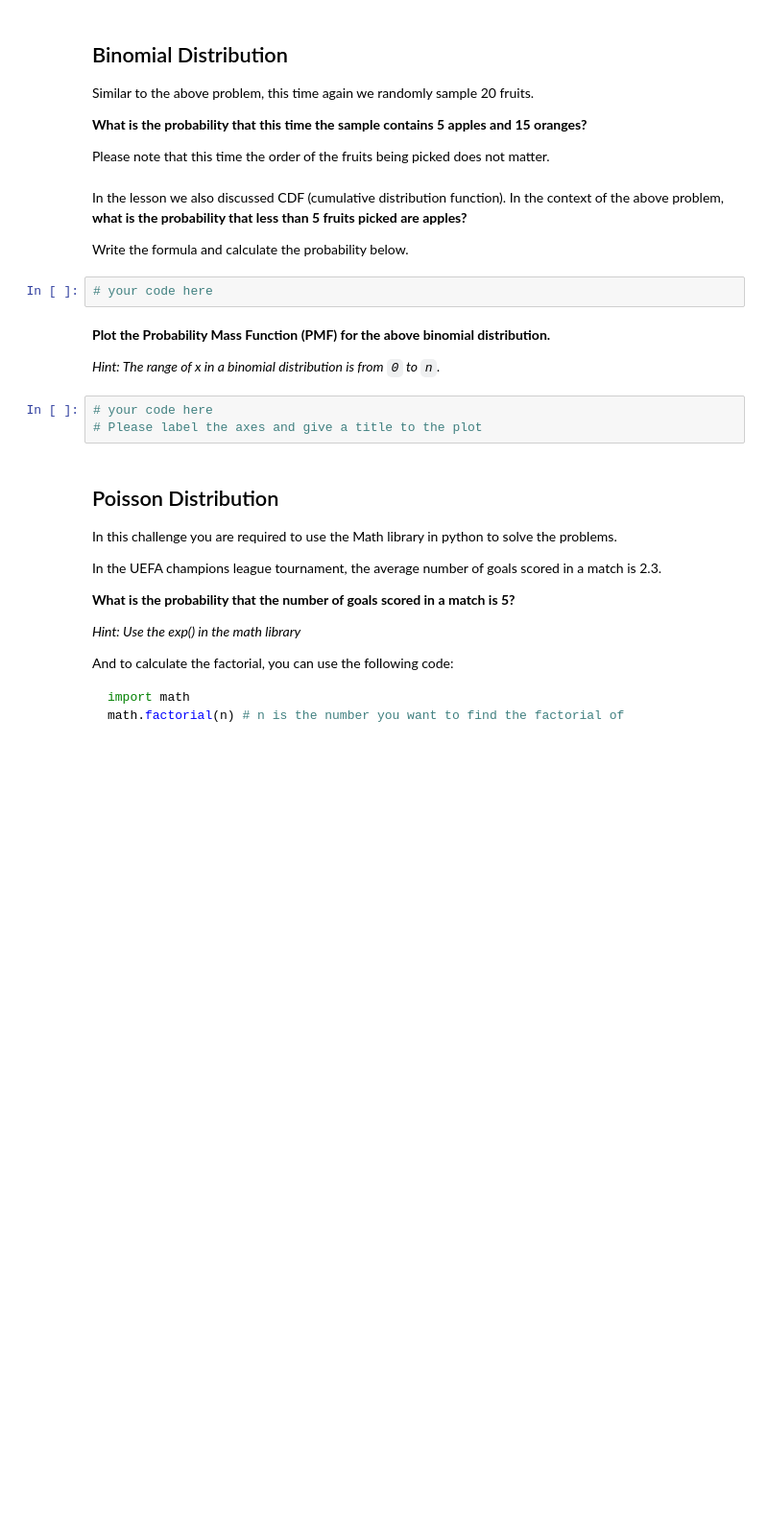
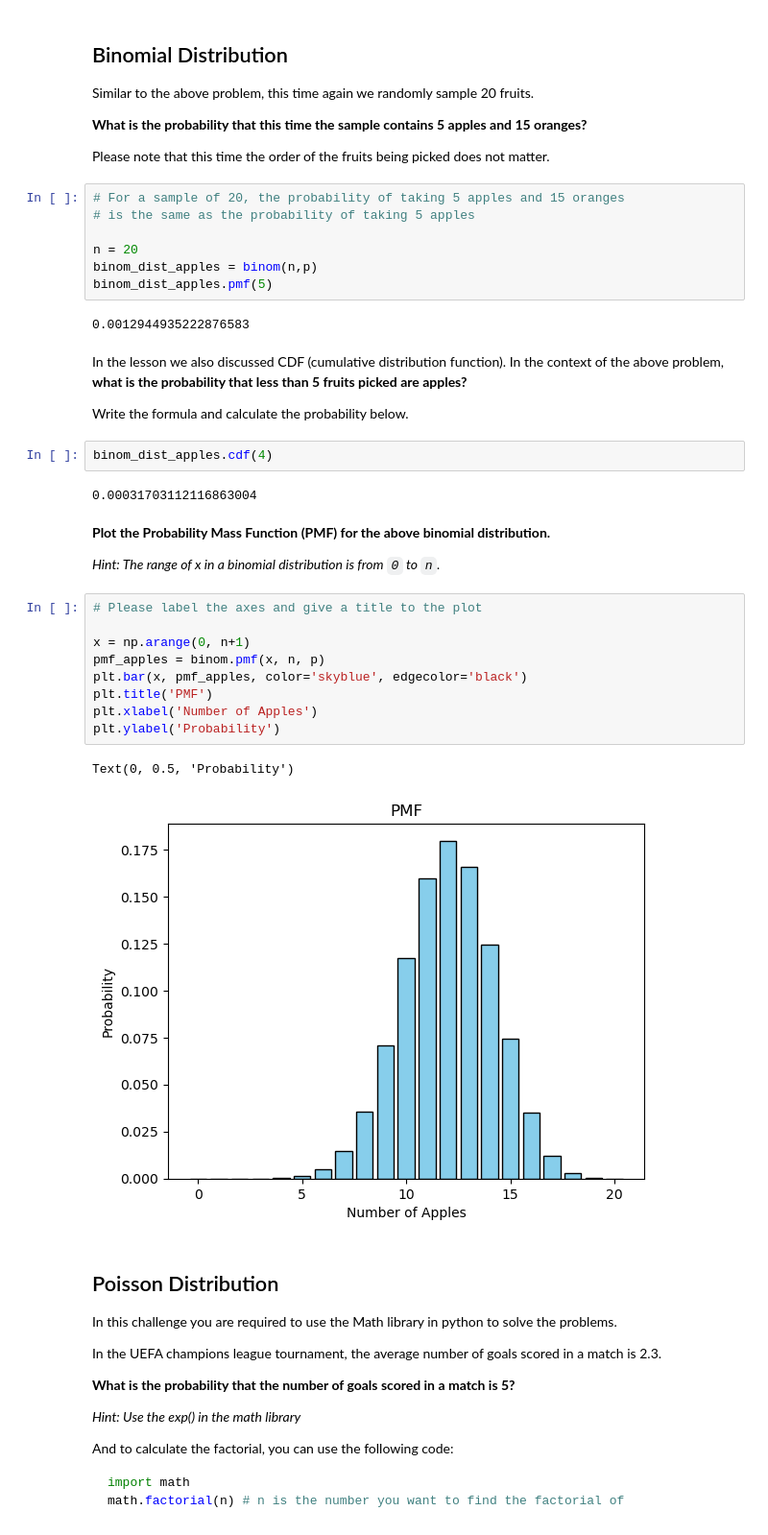
Before and after one commit to ironhack-labs/lab-discrete-probability-distributions-en, a Jupyter notebook: your-code/main.ipynb, the cells around one changed output. Shown at 96% size. Saved outputs shown, nothing was run; the diff lists cells and outputs as text; blank space fills up the shorter version.

```diff
--- a/your-code/main.ipynb
+++ b/your-code/main.ipynb
@@ -58,21 +59,41 @@ Similar to the above problem, this time again we randomly sample 20 fruits.
 **What is the probability that this time the sample contains 5 apples and 15 oranges?**
 
 Please note that this time the order of the fruits being picked does not matter.
+# %%
+# For a sample of 20, the probability of taking 5 apples and 15 oranges
+# is the same as the probability of taking 5 apples
+
+n = 20
+binom_dist_apples = binom(n,p)
+binom_dist_apples.pmf(5)
+# %% [output]
+0.0012944935222876583
 # %% [markdown]
 In the lesson we also discussed CDF (cumulative distribution function). In the context of the above problem, **what is the probability that less than 5 fruits picked are apples?**
 
 Write the formula and calculate the probability below.
-# %%
-# your code here
+# %%
+binom_dist_apples.cdf(4)
+# %% [output]
+0.00031703112116863004
 # %% [markdown]
 <!-- **Plot the PDF (probability distributiom function) for the above binomial distribution.** -->
 
 **Plot the Probability Mass Function (PMF) for the above binomial distribution.**
 
 *Hint: The range of x in a binomial distribution is from `0` to `n`.*
-# %%
-# your code here
-# Please label the axes and give a title to the plot
+# %%
+# Please label the axes and give a title to the plot
+
+x = np.arange(0, n+1)
+pmf_apples = binom.pmf(x, n, p)
+plt.bar(x, pmf_apples, color='skyblue', edgecolor='black')
+plt.title('PMF')
+plt.xlabel('Number of Apples')
+plt.ylabel('Probability')
+# %% [output]
+Text(0, 0.5, 'Probability')
+[figure, added]
 # %% [markdown]
 ## Poisson Distribution
 
```
Also changed, not shown: parts of 8 cells of this notebook.
